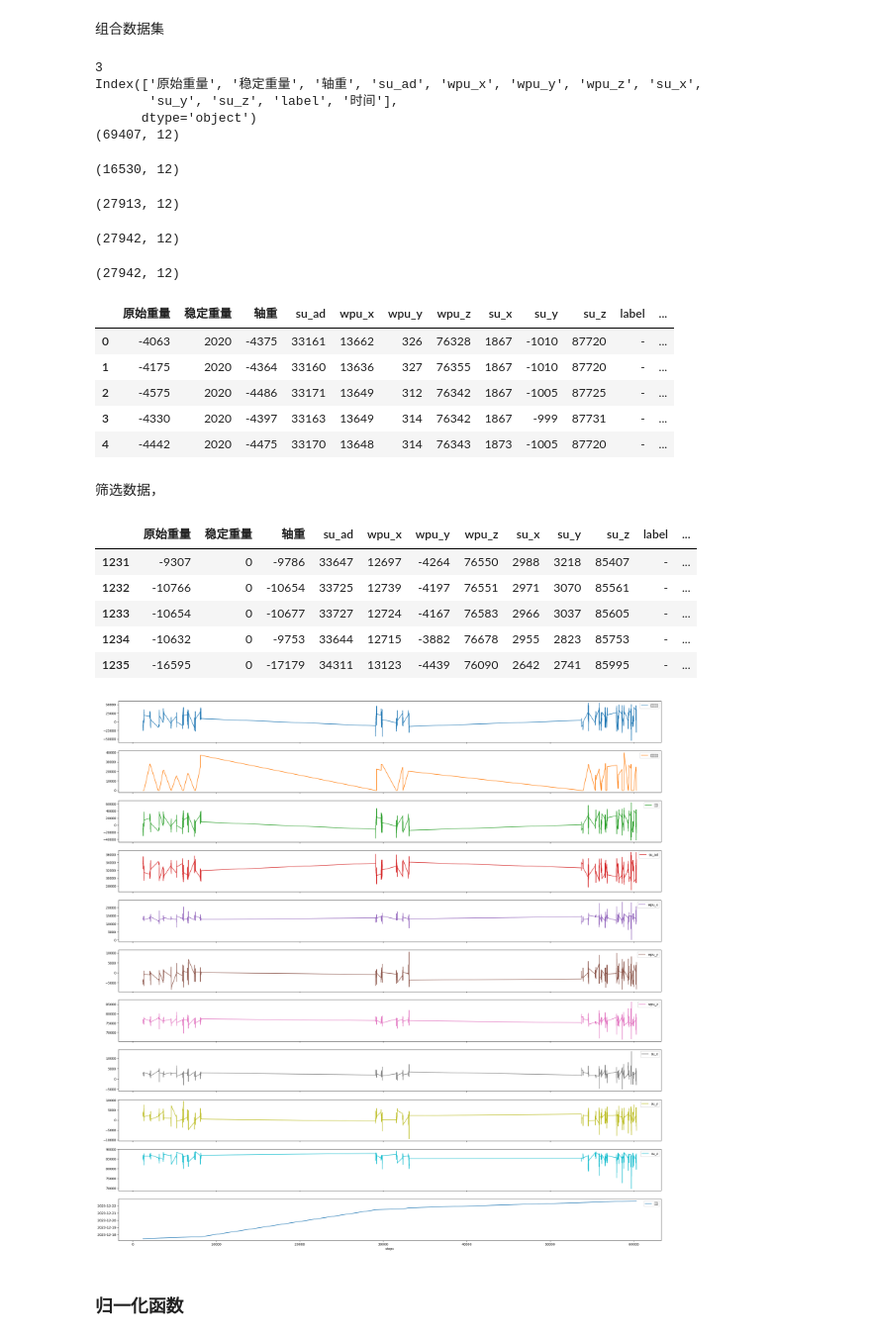
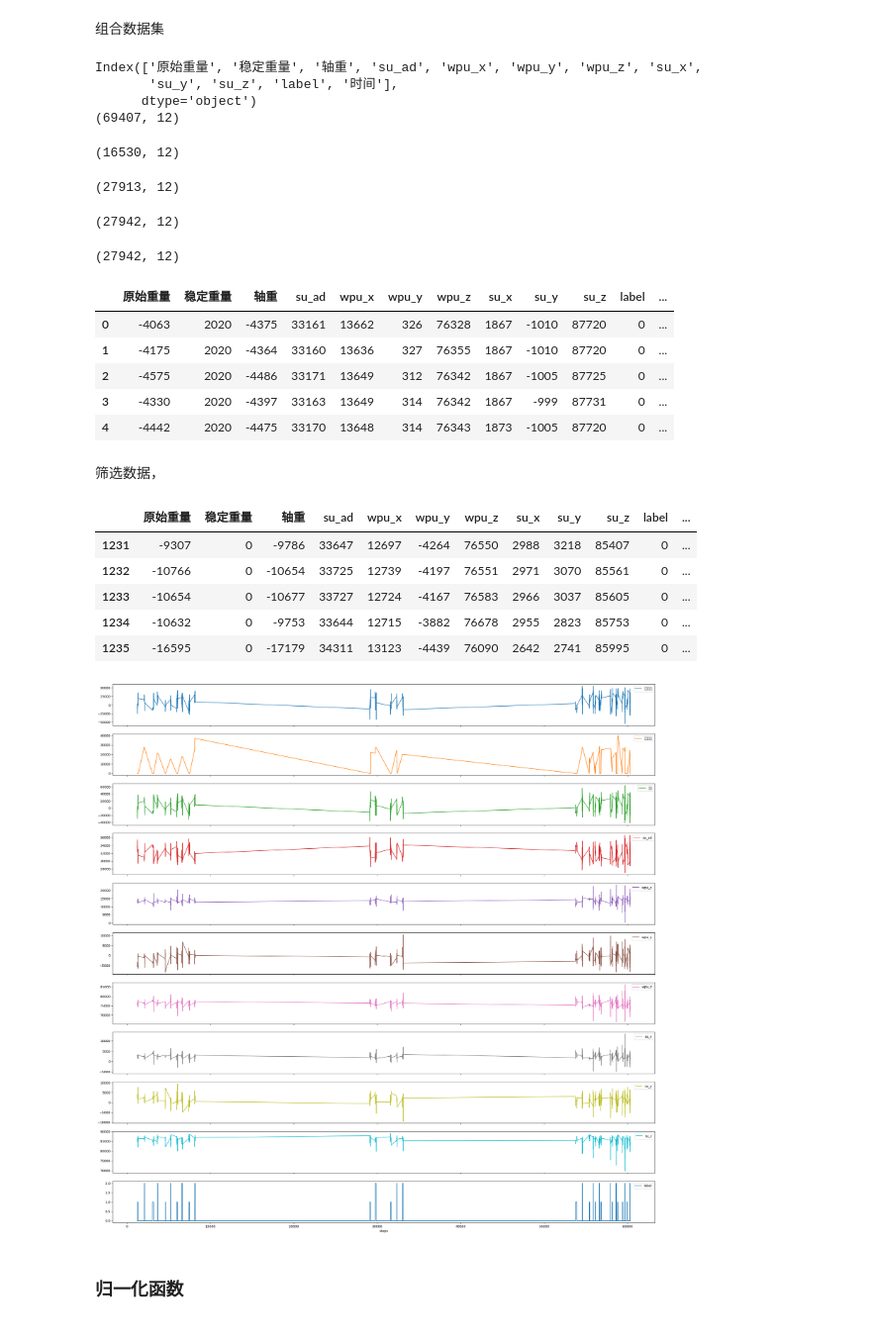
Before and after one commit to ainiubility/CNN-LSTM-Attention, a Jupyter notebook: C_L_A_train_test.ipynb, the cells around one changed output. Shown: that part at 99% size. Saved outputs shown, nothing was run; the diff lists cells and outputs as text; code cells hidden in the pictures.

```diff
--- a/C_L_A_train_test.ipynb
+++ b/C_L_A_train_test.ipynb
@@ -99,7 +108,7 @@ def fix_data(inputDF: pd.DataFrame) -> pd.DataFrame:
     # 创建一个新的空列用于存储结果
     inputDF.insert(0, "before", False)
     inputDF.insert(0, "after", False)
-    inputDF.insert(0, "label", "-")
+    inputDF.insert(0, "label", 0)
     # 对df1中的每一行遍历，并查找df2中符合条件的记录
     for index, row in inputDF.iterrows():
 
@@ -148,10 +157,10 @@ label_col_names = ["label"]
 time_col_names = ["时间"]
 feature_col_names = numeric_col_names  # 暂时去掉 时间
 feature_col_num = len(feature_col_names)
-categories = ["-", "装", "卸"]
+
 class_num = len(categories)
-print(class_num)
-time_steps = 10
+# print(class_num)
+time_steps = 5
 
 INPUT_DIMS_COlUMNS = feature_col_num
 
@@ -166,7 +175,6 @@ display(df17.shape, df22.shape, df23.shape, df23.shape)
 
 _origindata.head()
 # %% [output]
-3
 Index(['原始重量', '稳定重量', '轴重', 'su_ad', 'wpu_x', 'wpu_y', 'wpu_z', 'su_x',
        'su_y', 'su_z', 'label', '时间'],
       dtype='object')
@@ -176,25 +184,27 @@ Index(['原始重量', '稳定重量', '轴重', 'su_ad', 'wpu_x', 'wpu_y', 'wpu
 (27942, 12)
 (27942, 12)
 |  | 原始重量 | 稳定重量 | 轴重 | su_ad | wpu_x | wpu_y | wpu_z | su_x | su_y | su_z | label | ... |
-| 0 | -4063 | 2020 | -4375 | 33161 | 13662 | 326 | 76328 | 1867 | -1010 | 87720 | - | ... |
-| 1 | -4175 | 2020 | -4364 | 33160 | 13636 | 327 | 76355 | 1867 | -1010 | 87720 | - | ... |
-| 2 | -4575 | 2020 | -4486 | 33171 | 13649 | 312 | 76342 | 1867 | -1005 | 87725 | - | ... |
-| 3 | -4330 | 2020 | -4397 | 33163 | 13649 | 314 | 76342 | 1867 | -999 | 87731 | - | ... |
-| 4 | -4442 | 2020 | -4475 | 33170 | 13648 | 314 | 76343 | 1873 | -1005 | 87720 | - | ... |
+| 0 | -4063 | 2020 | -4375 | 33161 | 13662 | 326 | 76328 | 1867 | -1010 | 87720 | 0 | ... |
+| 1 | -4175 | 2020 | -4364 | 33160 | 13636 | 327 | 76355 | 1867 | -1010 | 87720 | 0 | ... |
+| 2 | -4575 | 2020 | -4486 | 33171 | 13649 | 312 | 76342 | 1867 | -1005 | 87725 | 0 | ... |
+| 3 | -4330 | 2020 | -4397 | 33163 | 13649 | 314 | 76342 | 1867 | -999 | 87731 | 0 | ... |
+| 4 | -4442 | 2020 | -4475 | 33170 | 13648 | 314 | 76343 | 1873 | -1005 | 87720 | 0 | ... |
 # %% [markdown]
 筛选数据，
 # %%
-def expandRows(idx_list_list, windowsize=20)->np.ndarray:
-    my_array = np.arange(-windowsize, windowsize+1)
-    new_array=idx_list_list.copy()
+def expandRows(idx_list_list, windowsize=20) -> np.ndarray:
+    my_array = np.arange(-windowsize, windowsize + 1)
+    new_array = idx_list_list.copy()
     for item in my_array:
         new_array += [element + item for element in indices_list]
-    ret =np.sort(list(dict.fromkeys(new_array)))
+    ret = np.sort(list(dict.fromkeys(new_array)))
 
     return ret
 
-indices_list =_origindata.index[_origindata['label'] == '装'].tolist() + _origindata.index[_origindata['label'] == '卸'].tolist()
-indices_list=expandRows(indices_list)
+
+indices_list = _origindata.index[_origindata['label'] > 0].tolist(
+)  # + _origindata.index[_origindata['label'] == '卸'].tolist()
+indices_list = expandRows(indices_list)
 
 # 或者使用.iloc基于位置索引（如果是整数索引）
 df_selected = _origindata.iloc[indices_list]
@@ -202,22 +212,25 @@ df_selected = _origindata.iloc[indices_list]
 df_selected.head()
 # %% [output]
 |  | 原始重量 | 稳定重量 | 轴重 | su_ad | wpu_x | wpu_y | wpu_z | su_x | su_y | su_z | label | ... |
-| 1231 | -9307 | 0 | -9786 | 33647 | 12697 | -4264 | 76550 | 2988 | 3218 | 85407 | - | ... |
-| 1232 | -10766 | 0 | -10654 | 33725 | 12739 | -4197 | 76551 | 2971 | 3070 | 85561 | - | ... |
-| 1233 | -10654 | 0 | -10677 | 33727 | 12724 | -4167 | 76583 | 2966 | 3037 | 85605 | - | ... |
-| 1234 | -10632 | 0 | -9753 | 33644 | 12715 | -3882 | 76678 | 2955 | 2823 | 85753 | - | ... |
-| 1235 | -16595 | 0 | -17179 | 34311 | 13123 | -4439 | 76090 | 2642 | 2741 | 85995 | - | ... |
+| 1231 | -9307 | 0 | -9786 | 33647 | 12697 | -4264 | 76550 | 2988 | 3218 | 85407 | 0 | ... |
+| 1232 | -10766 | 0 | -10654 | 33725 | 12739 | -4197 | 76551 | 2971 | 3070 | 85561 | 0 | ... |
+| 1233 | -10654 | 0 | -10677 | 33727 | 12724 | -4167 | 76583 | 2966 | 3037 | 85605 | 0 | ... |
+| 1234 | -10632 | 0 | -9753 | 33644 | 12715 | -3882 | 76678 | 2955 | 2823 | 85753 | 0 | ... |
+| 1235 | -16595 | 0 | -17179 | 34311 | 13123 | -4439 | 76090 | 2642 | 2741 | 85995 | 0 | ... |
 # %%
-df_selected.plot(legend=True, subplots=True, figsize=(30,30),  xlabel="steps")
+df_selected[feature_col_names + label_col_names].plot(legend=True,
+                                                      subplots=True,
+                                                      figsize=(30, 30),
+                                                      xlabel="steps")
 ax = plt.gca()
 # ax.set_xlim(left=0, right=7600)
 # 或者直接指定字体文件路径
 # plt.rcParams['font.sans-serif'] = ['DejaVu Sans']  # 系统自带的黑体
 # plt.rcParams['font.serif'] = ['DejaVu Sans']  # 系统自带的宋体
 # plt.rcParams['font.family'] = ['DejaVu Sans']
 plt.show()
 # %% [output]
-[figure, old version]
+[figure, new version]
 # %% [markdown]
 ### 归一化函数
 # %%
```
Also changed, not shown: parts of 18 cells of this notebook, 4 other files.
